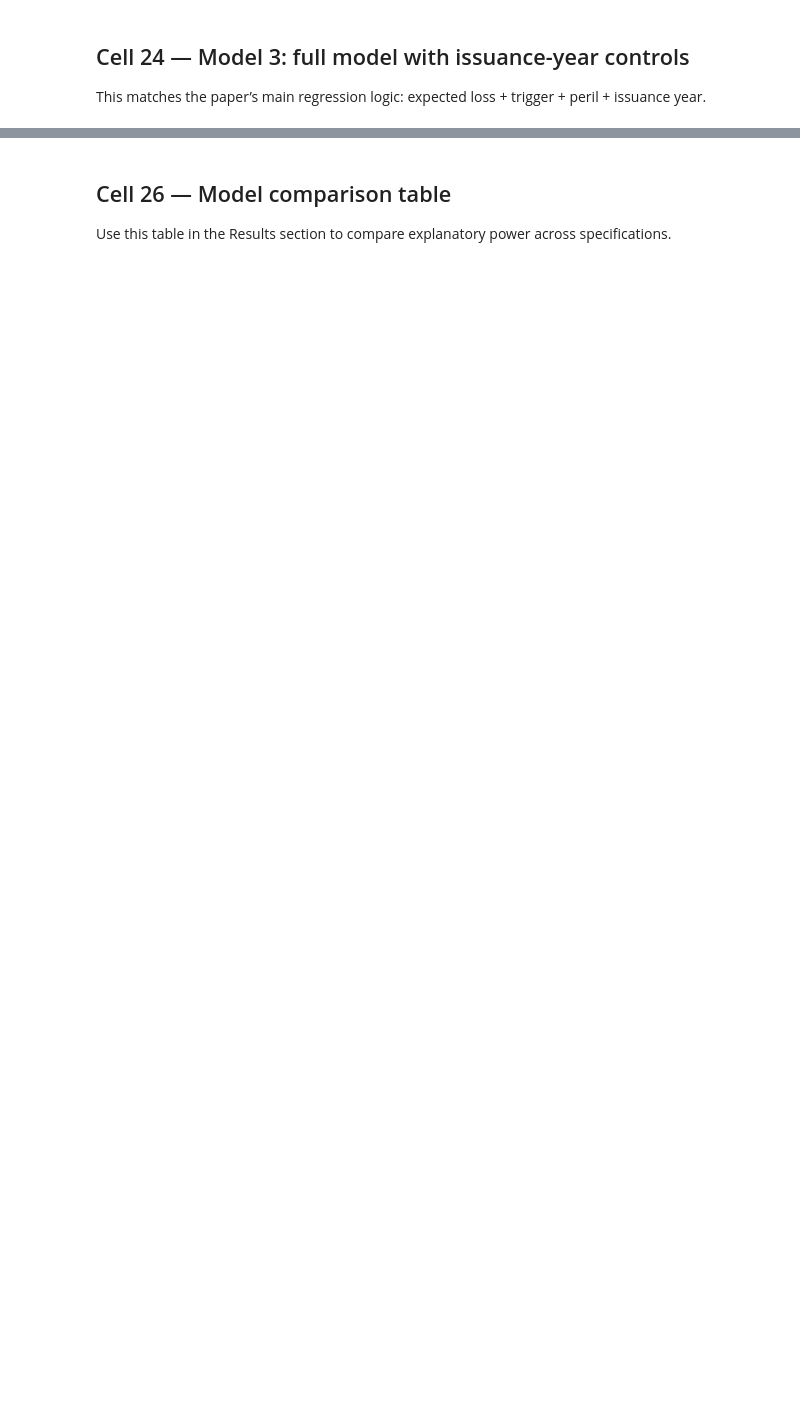
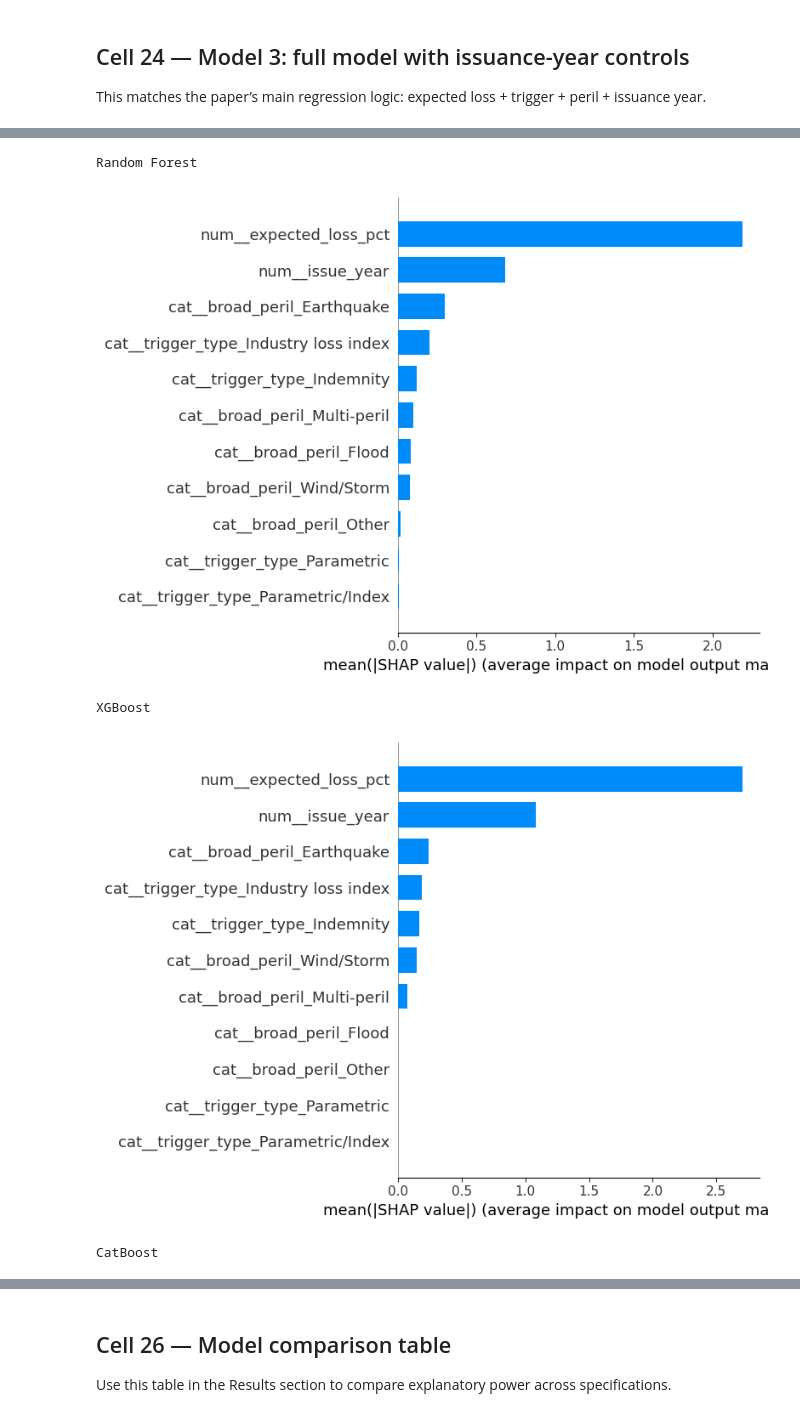
Before and after one commit to justusstraus/Catbond-pricing-variables, a Jupyter notebook: MCFI_4_Python_completed.ipynb, the cells around one changed output, grey strips where cells are left out. Cells and saved outputs as stored; diff of their text form; code cells hidden in the pictures; blank space fills up the shorter version.

```diff
--- a/MCFI_4_Python_completed.ipynb
+++ b/MCFI_4_Python_completed.ipynb
@@ -455,0 +828,7 @@ print(model4.summary())
+# %%
+preprocessor = ColumnTransformer(
+    transformers=[
+        ("cat", make_onehot_encoder(), categorical_features),
+        ("num", "passthrough", numeric_features)
+    ]
+)
@@ -455,0 +1146,20 @@ print(model4.summary())
+# %%
+tree_models = {
+    "Random Forest": best_rf,
+    "XGBoost": best_xgb,
+    "CatBoost": best_cat
+}
+
+shap_outputs = {}
+
+for model_name, model in tree_models.items():
+    importance, shap_values, X_test_transformed = calculate_tree_shap(model, X_test)
+
+    shap_outputs[model_name] = {
+        "importance": importance,
+        "shap_values": shap_values,
+        "X_test_transformed": X_test_transformed
+    }
+
+    print(model_name)
+    display(importance.head(15))
@@ -455,0 +1206,16 @@ print(model4.summary())
+# %%
+for model_name in tree_models.keys():
+    print(model_name)
+
+    shap.summary_plot(
+        shap_outputs[model_name]["shap_values"],
+        shap_outputs[model_name]["X_test_transformed"],
+        plot_type="bar",
+        max_display=15
+    )
+# %% [output]
+Random Forest
+[figure, added]
+XGBoost
+[figure, added]
+CatBoost
```
Also changed, not shown: parts of 53 cells of this notebook.
